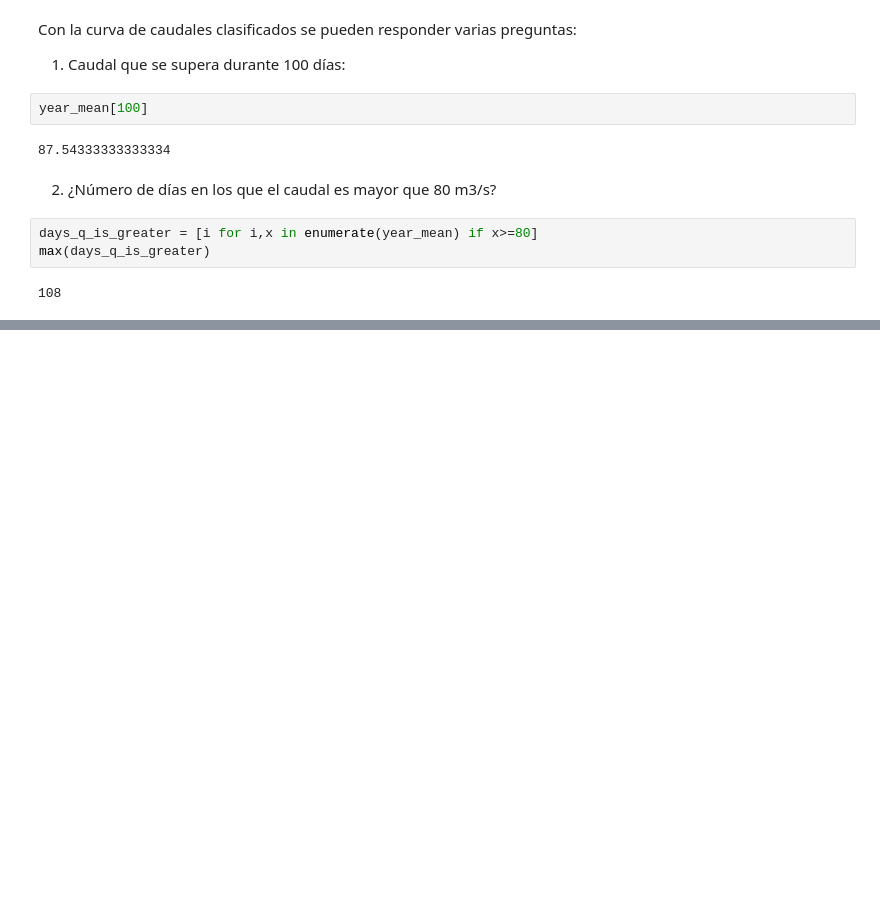
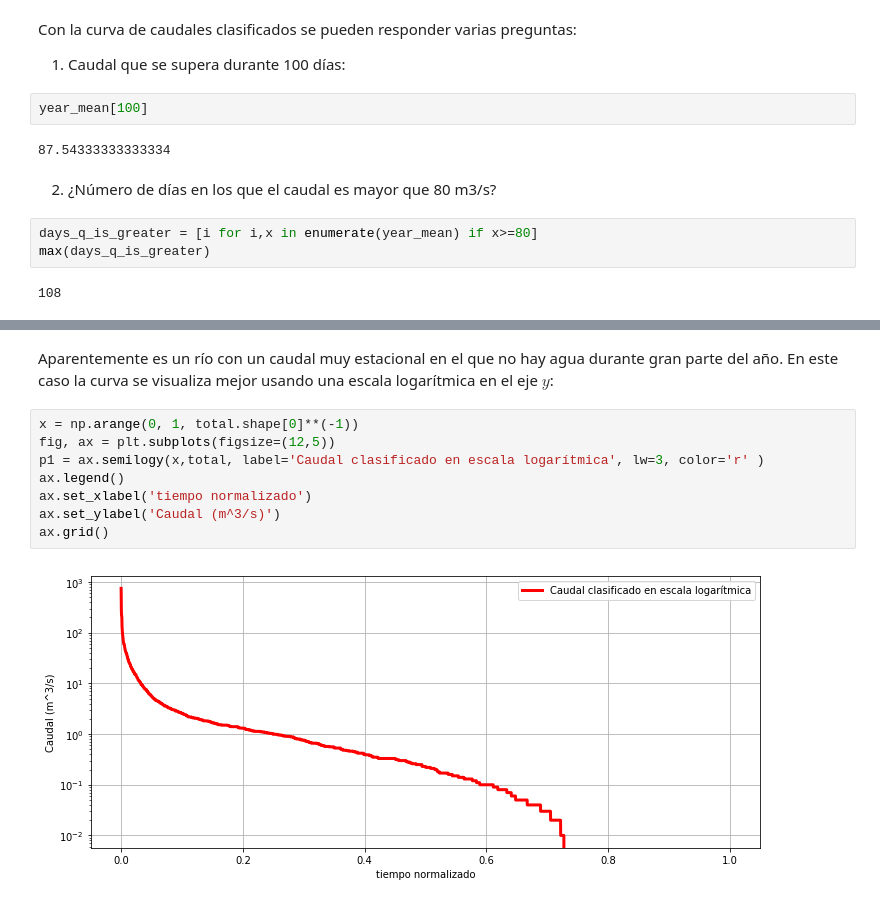
Before and after one commit to a-marano/Problemas-Notebooks, a Jupyter notebook: Caudal/caudales_clasificados.ipynb, the cells around one changed output, grey strips where cells are left out. Saved outputs shown, nothing was run; the diff lists cells and outputs as text; blank space fills up the shorter version.

```diff
--- a/Caudal/caudales_clasificados.ipynb
+++ b/Caudal/caudales_clasificados.ipynb
@@ -269,0 +350,12 @@ max(days_q_is_greater)
+# %% [markdown]
+Aparentemente es un río con un caudal muy estacional en el que no hay agua durante gran parte del año. En este caso la curva se visualiza mejor usando una escala logarítmica en el eje $y$:
+# %%
+x = np.arange(0, 1, total.shape[0]**(-1))
+fig, ax = plt.subplots(figsize=(12,5))
+p1 = ax.semilogy(x,total, label='Caudal clasificado en escala logarítmica', lw=3, color='r' )
+ax.legend()
+ax.set_xlabel('tiempo normalizado')
+ax.set_ylabel('Caudal (m^3/s)')
+ax.grid()
+# %% [output]
+[figure, added]
```
Also changed, not shown: parts of 12 cells of this notebook.
